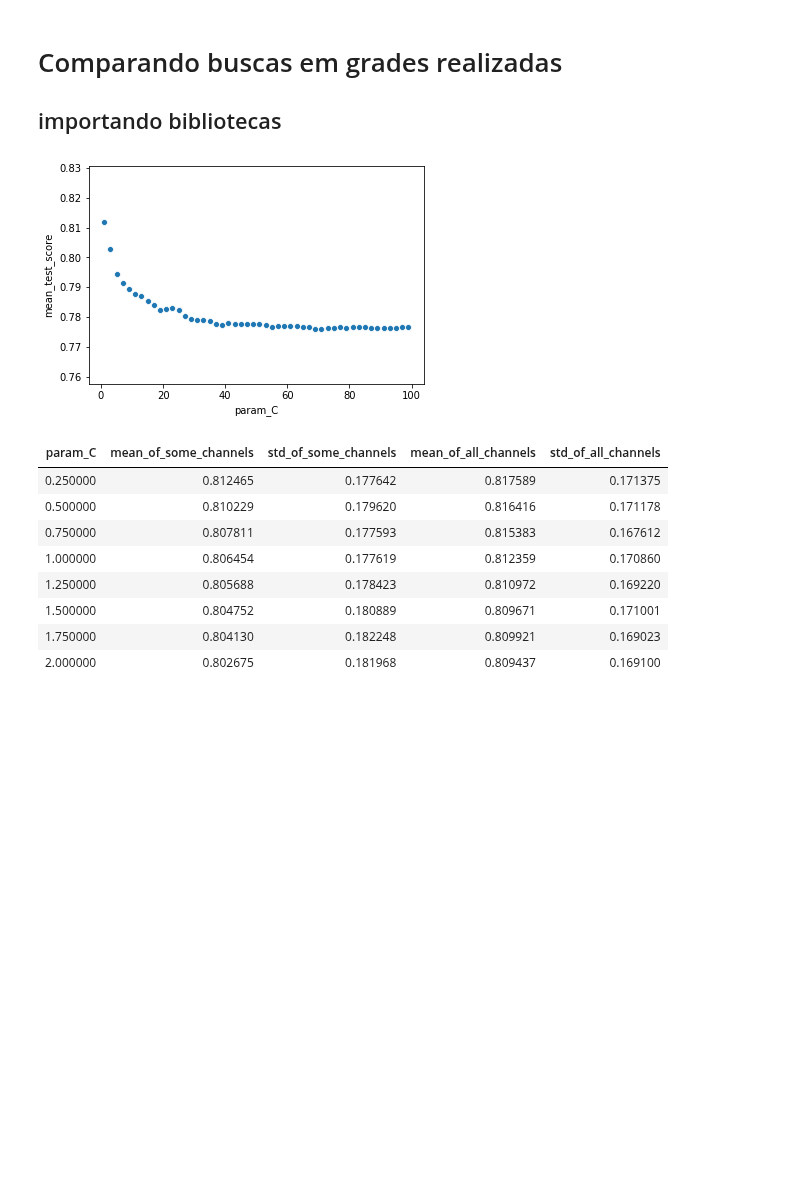
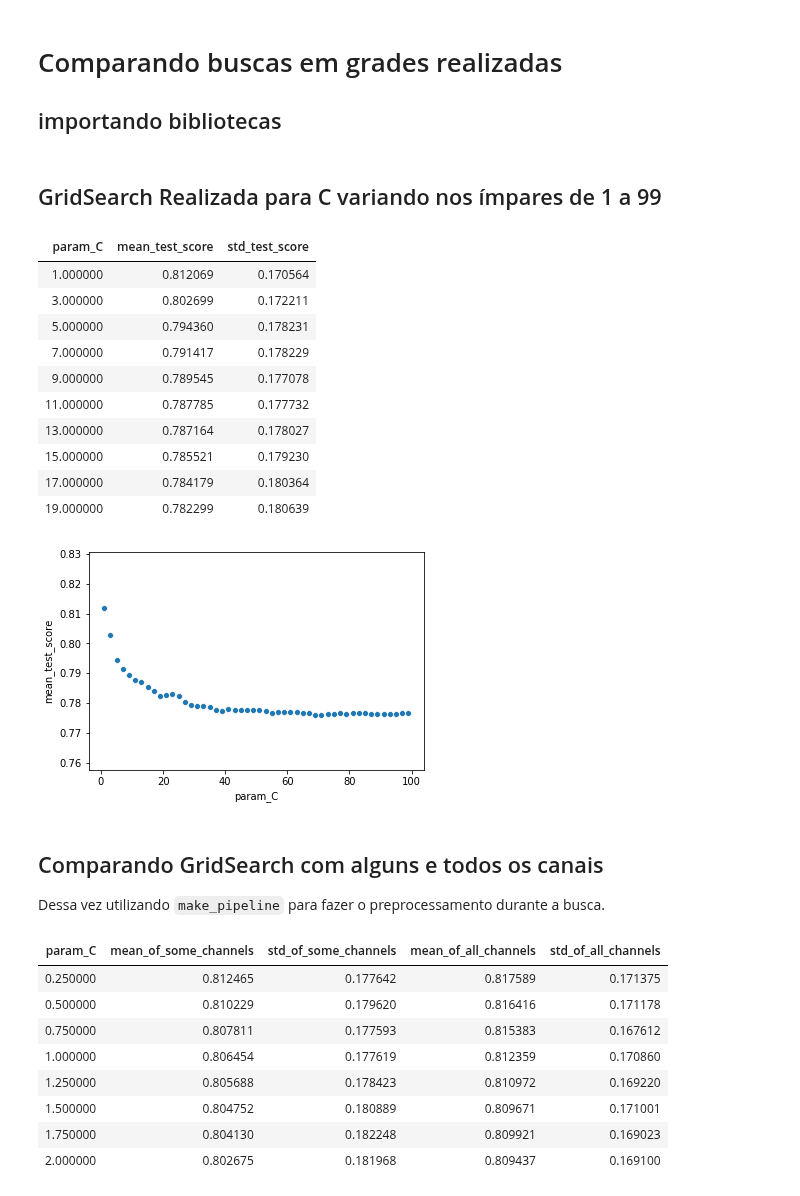
Before and after one commit to newtmagalhaes/Machine-Learning, a Jupyter notebook: ML/f02-chb/10-compare.ipynb, the cells around one changed output. Drawn from its saved outputs; the diff is of its cells as text; code cells hidden in the pictures; blank space fills up the shorter version.

```diff
--- a/ML/f02-chb/10-compare.ipynb
+++ b/ML/f02-chb/10-compare.ipynb
@@ -2,20 +2,3 @@
 # Comparando buscas em grades realizadas
 
 ## importando bibliotecas
-# %%
-import numpy as np
-import pandas as pd
-from seaborn import scatterplot
-
-scatterplot(
-    data=pd.read_csv('./06-gs-svc-param_C.csv'),
-    x='param_C',
-    y='mean_test_score'
-)
-
-interesting_columns = ['param_svc__C', 'mean_test_score', 'std_test_score']
-
-gs_ova_all_channels_df = pd.read_csv('./08-pipe-gs-svc-param_C.csv')
-gs_ova_some_channels_df = pd.read_csv('./09-pipe-gs-svc-oneVSall_with_some_6channels.csv')
-# %% [output]
-[figure, removed]
@@ -22 +9,30 @@ gs_ova_some_channels_df = pd.read_csv('./09-pipe-gs-svc-oneVSall_with_some_6chan
+# %% [markdown]
+## GridSearch Realizada para C variando nos ímpares de 1 a 99
+# %%
+old_gs_ova_from_1_to_99_df = pd.read_csv('./06-gs-svc-param_C.csv')
+
+scatterplot(
+    data=old_gs_ova_from_1_to_99_df,
+    x='param_C',
+    y='mean_test_score'
+)
+
+old_gs_ova_from_1_to_99_df.head(10)[['param_C', 'mean_test_score', 'std_test_score']].style.background_gradient(cmap='Reds', subset=['mean_test_score']).hide_index()
+# %% [output]
+| param_C | mean_test_score | std_test_score |
+| 1.000000 | 0.812069 | 0.170564 |
+| 3.000000 | 0.802699 | 0.172211 |
+| 5.000000 | 0.794360 | 0.178231 |
+| 7.000000 | 0.791417 | 0.178229 |
+| 9.000000 | 0.789545 | 0.177078 |
+| 11.000000 | 0.787785 | 0.177732 |
+| 13.000000 | 0.787164 | 0.178027 |
+| 15.000000 | 0.785521 | 0.179230 |
+| 17.000000 | 0.784179 | 0.180364 |
+| 19.000000 | 0.782299 | 0.180639 |
+[figure, added]
+# %% [markdown]
+## Comparando GridSearch com alguns e todos os canais
+
+Dessa vez utilizando `make_pipeline` para fazer o preprocessamento durante a busca.
 # %%
```
Also changed, not shown: parts of 4 cells of this notebook.
